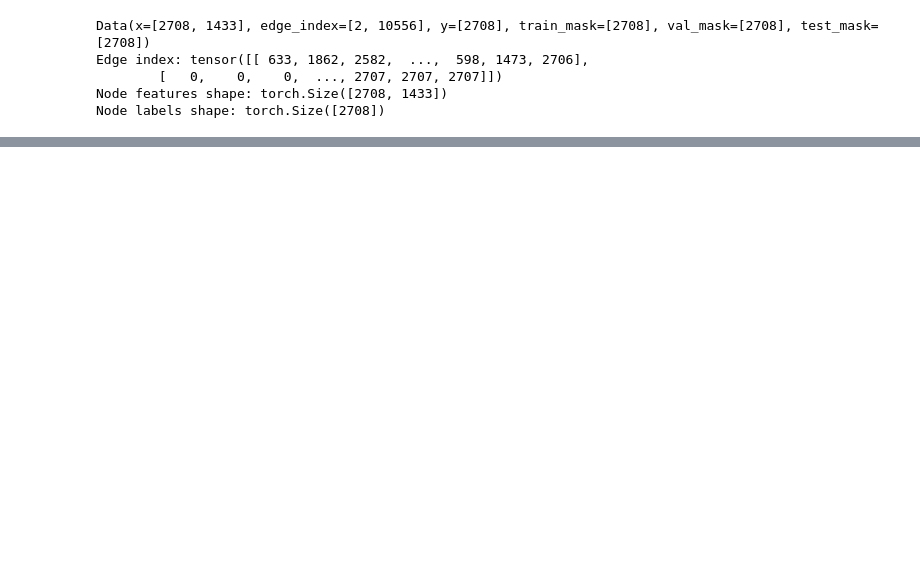
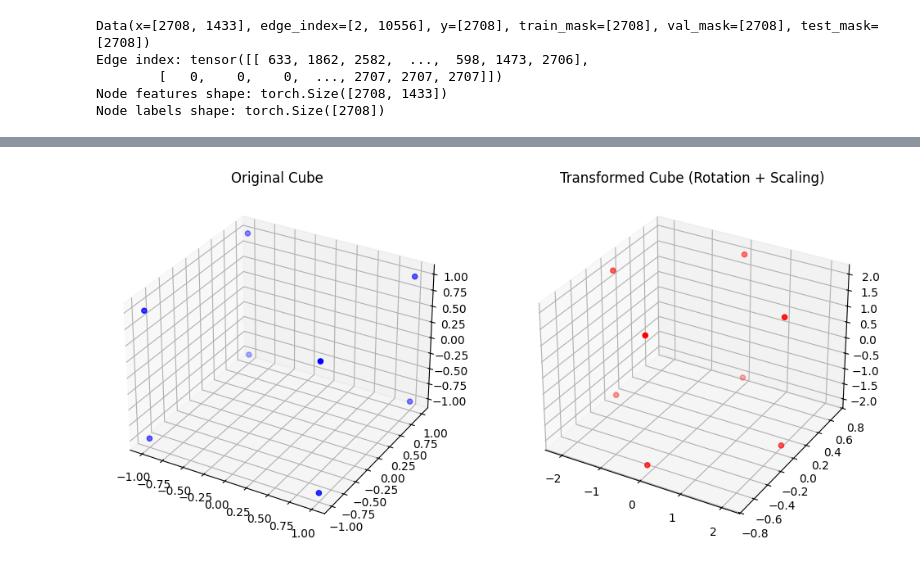
Before and after one commit to freddiek4/F2024_Statisitcal_Compute_UCSB, a Jupyter notebook: matrices.ipynb, the cells around one changed output, grey strips where cells are left out. Drawn from its saved outputs; the diff is of its cells as text; code cells hidden in the pictures; blank space fills up the shorter version.

```diff
--- a/matrices.ipynb
+++ b/matrices.ipynb
@@ -169,0 +231,25 @@ Node labels shape: torch.Size([2708])
+# %%
+cube_points = np.array([
+    [1, 1, 1], [-1, 1, 1], [-1, -1, 1], [1, -1, 1],
+    [1, 1, -1], [-1, 1, -1], [-1, -1, -1], [1, -1, -1]
+])
+theta = np.pi / 4  # 45 degrees
+rotation_matrix = np.array([
+    [np.cos(theta), -np.sin(theta), 0],
+    [np.sin(theta), np.cos(theta), 0],
+    [0, 0, 1]
+])
+
+scaling_matrix = np.diag([1.5, 0.5, 2])
+rotated_points = cube_points @ rotation_matrix.T
+scaled_points = rotated_points @ scaling_matrix.T
+fig = plt.figure(figsize=(12, 6))
+ax1 = fig.add_subplot(121, projection='3d')
+ax1.scatter(cube_points[:, 0], cube_points[:, 1], cube_points[:, 2], color='b')
+ax1.set_title("Original Cube")
+ax2 = fig.add_subplot(122, projection='3d')
+ax2.scatter(scaled_points[:, 0], scaled_points[:, 1], scaled_points[:, 2], color='r')
+ax2.set_title("Transformed Cube (Rotation + Scaling)")
+plt.show()
+# %% [output]
+[figure, added]
```
Also changed, not shown: parts of 4 cells of this notebook.
